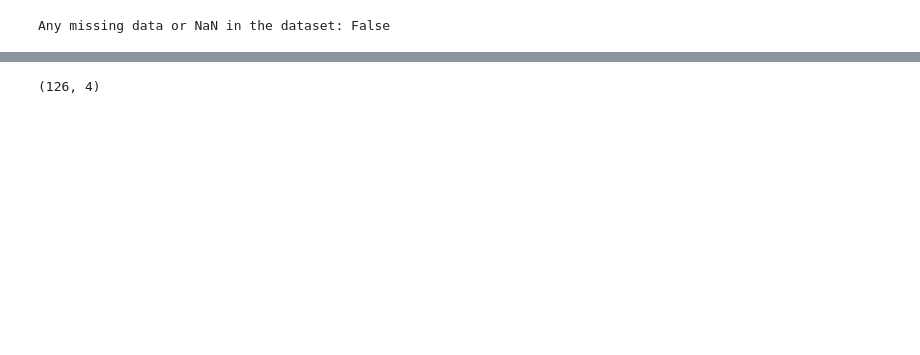
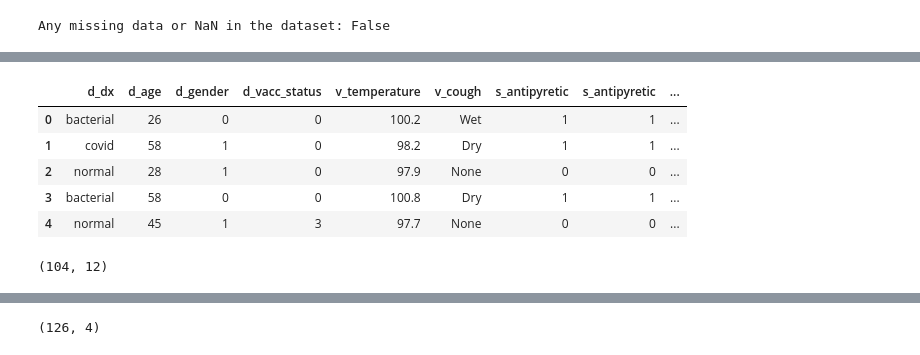
Before and after one commit to rmadhira86/w251-finalproject, a Jupyter notebook: Final_ANN.ipynb, the cells around one changed output, grey strips where cells are left out. Drawn from its saved outputs; the diff is of its cells as text; code cells hidden in the pictures; blank space fills up the shorter version.

```diff
--- a/Final_ANN.ipynb
+++ b/Final_ANN.ipynb
@@ -75,0 +120,13 @@ dataset.head()
+# %%
+dataset4.head()
+# %% [output]
+|  | d_dx | d_age | d_gender | d_vacc_status | v_temperature | v_cough | s_antipyretic | s_antipyretic | ... |
+| 0 | bacterial | 26 | 0 | 0 | 100.2 | Wet | 1 | 1 | ... |
+| 1 | covid | 58 | 1 | 0 | 98.2 | Dry | 1 | 1 | ... |
+| 2 | normal | 28 | 1 | 0 | 97.9 | None | 0 | 0 | ... |
+| 3 | bacterial | 58 | 0 | 0 | 100.8 | Dry | 1 | 1 | ... |
+| 4 | normal | 45 | 1 | 3 | 97.7 | None | 0 | 0 | ... |
+# %%
+dataset4.shape
+# %% [output]
+(104, 12)
```
Also changed, not shown: parts of 32 cells of this notebook, 16 other files.
